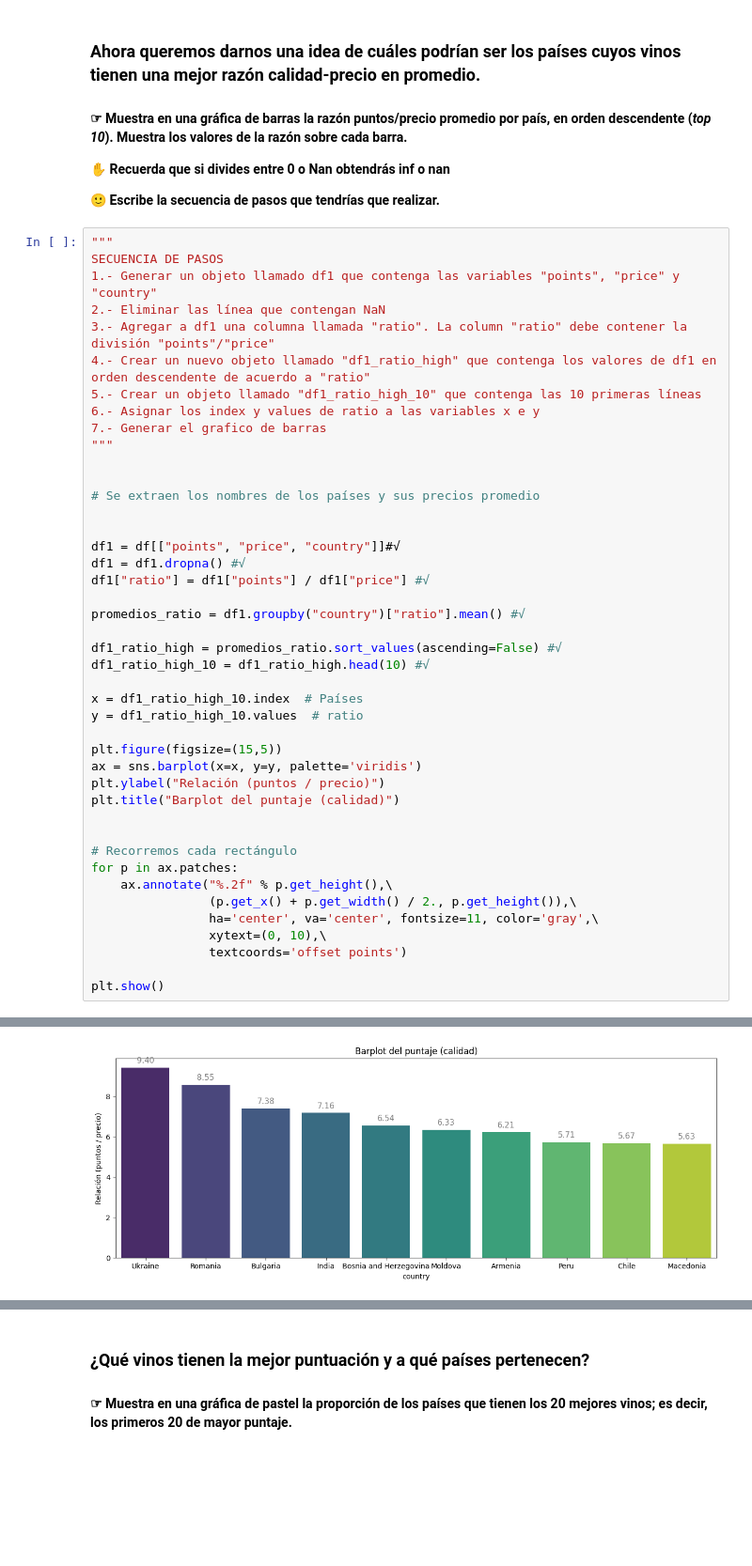
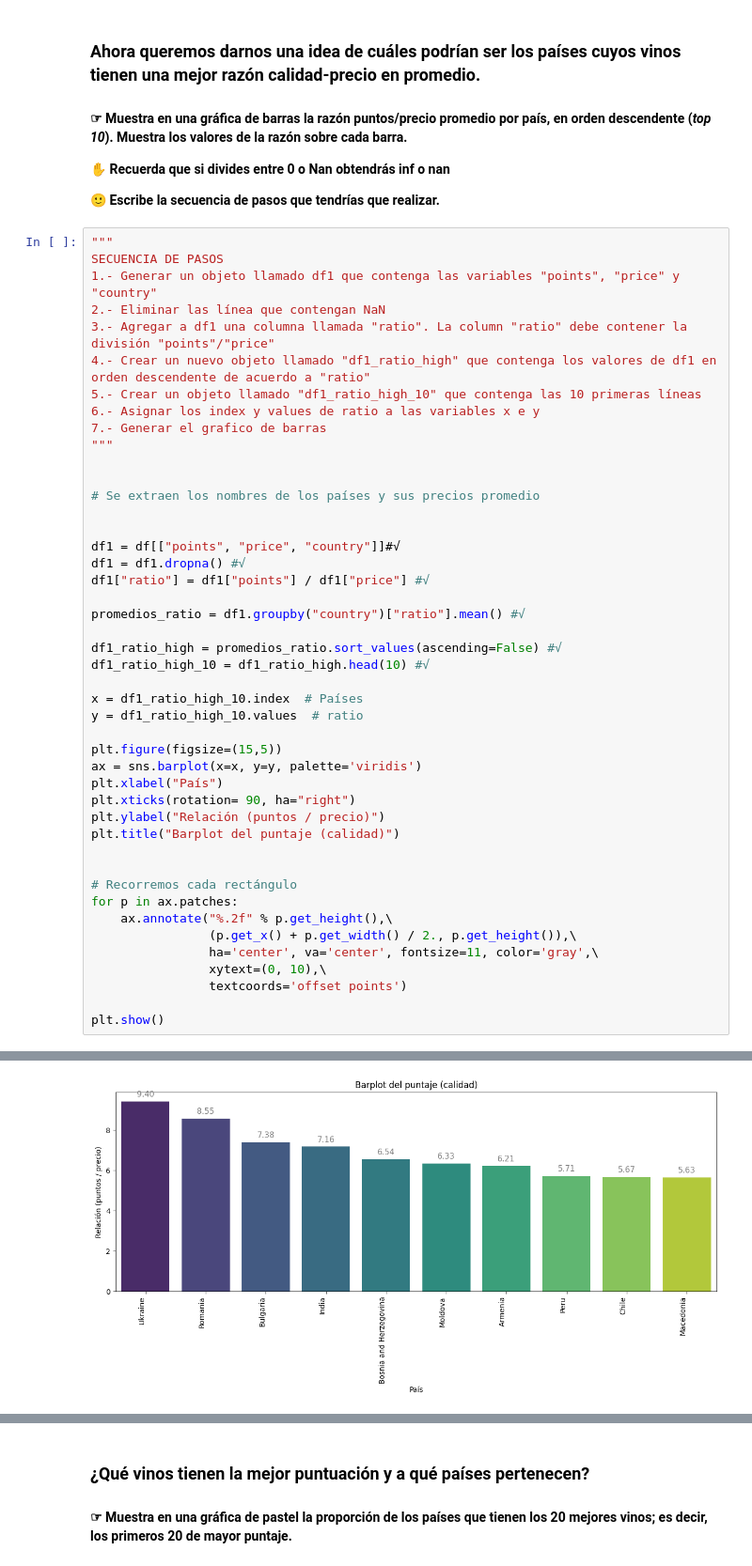
Before and after one commit to armandres/Ejercicio_diplomado, a Jupyter notebook: Copia_de_Practica4_Pandas.ipynb, the cells around one changed output, grey strips where cells are left out. Shown at 94% size. Drawn from its saved outputs; the diff is of its cells as text; blank space fills up the shorter version.

```diff
--- a/Copia_de_Practica4_Pandas.ipynb
+++ b/Copia_de_Practica4_Pandas.ipynb
@@ -318,31 +318,33 @@ df1 = df[["points", "price", "country"]]#√
 df1 = df1.dropna() #√
 df1["ratio"] = df1["points"] / df1["price"] #√
 
 promedios_ratio = df1.groupby("country")["ratio"].mean() #√
 
 df1_ratio_high = promedios_ratio.sort_values(ascending=False) #√
 df1_ratio_high_10 = df1_ratio_high.head(10) #√
 
 x = df1_ratio_high_10.index  # Países
 y = df1_ratio_high_10.values  # ratio
 
 plt.figure(figsize=(15,5))
 ax = sns.barplot(x=x, y=y, palette='viridis')
+plt.xlabel("País")
+plt.xticks(rotation= 90, ha="right")
 plt.ylabel("Relación (puntos / precio)")
 plt.title("Barplot del puntaje (calidad)")
 
 
 # Recorremos cada rectángulo
 for p in ax.patches:
     ax.annotate("%.2f" % p.get_height(),\
                 (p.get_x() + p.get_width() / 2., p.get_height()),\
                 ha='center', va='center', fontsize=11, color='gray',\
                 xytext=(0, 10),\
                 textcoords='offset points')
 
 plt.show()
 # %% [output]
 Passing `palette` without assigning `hue` is deprecated and will be removed in v0.14.0. Assign the `x` variable to `hue` and set `legend=False` for the same effect.
 
   ax = sns.barplot(x=x, y=y, palette='viridis')
-[figure, old version]
+[figure, new version]
```
Also changed, not shown: parts of 3 cells of this notebook.
